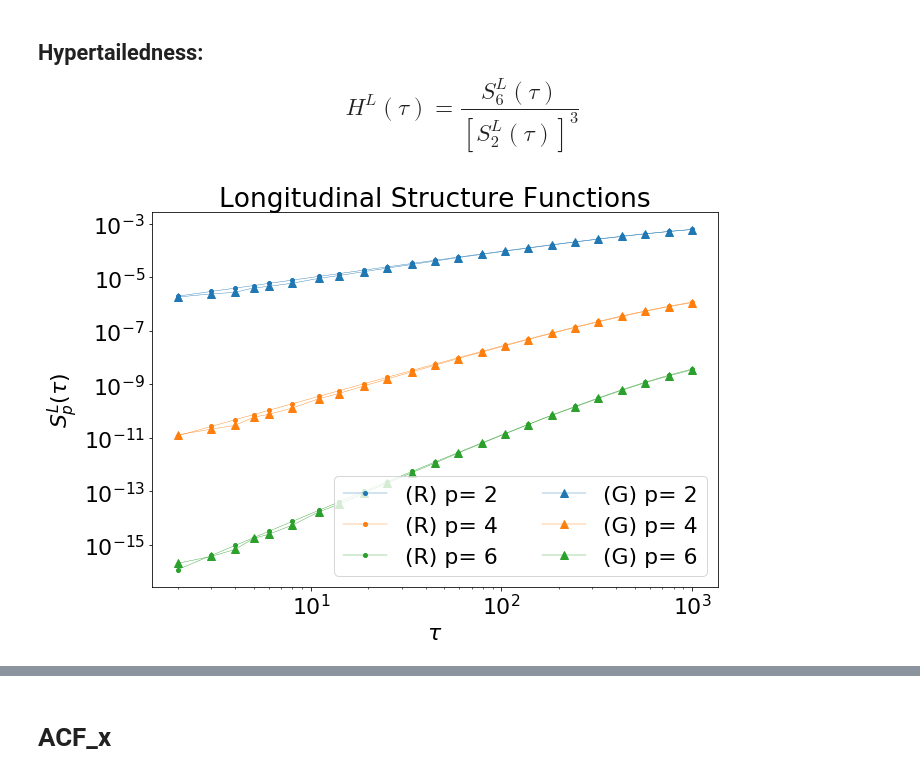
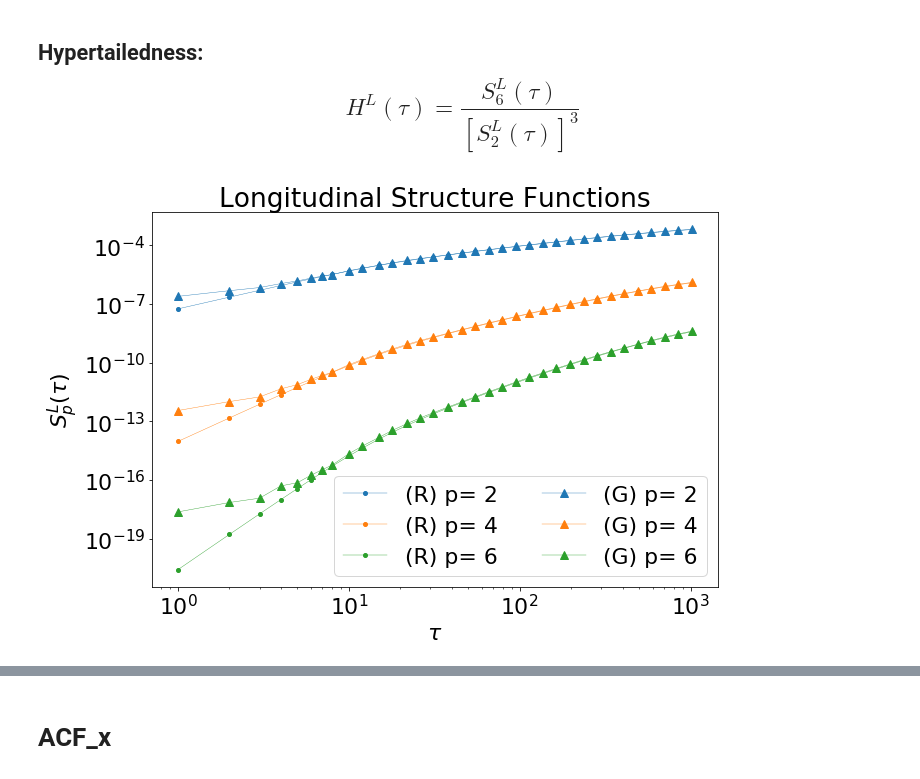
Before and after one commit to scarpma/gaussian, a Jupyter notebook: gan_test_gaussian.ipynb, the cells around one changed output, grey strips where cells are left out. Drawn from its saved outputs; the diff is of its cells as text; code cells hidden in the pictures.

```diff
--- a/gan_test_gaussian.ipynb
+++ b/gan_test_gaussian.ipynb
@@ -267,29 +396,29 @@ FileNotFoundError: [Errno 2] No such file or directory: 'data/real/pdf_aax.pickl
 ## Hypertailedness: $$ H^L(\tau) = \frac{S_6^L(\tau)}{[S_2^L(\tau)]^3} $$
 # %%
 npart = 500000
-struct_real = np.load(f"data/real/struct_function_500000_part.npy")
+struct_real = np.load(f"data/real/struct_function_500000_part_smooth.npy")
 struct_gen = np.load(f"data/wgangp/struct_function_{npart}_part_gen_{run}_{number}.npy")
 semidisp = (0.11189475166222602-(-0.11938135580450368))/2.
 
 mpl.rcParams.update({'font.size': 22})
 plt.figure(figsize=(10,7))
 
 plt.title("Longitudinal Structure Functions")
 plt.yscale('log')
 plt.xscale('log')
 for ii in range(1,4):
     plt.plot(struct_real[:,0],struct_real[:,ii],label="(R) p= "+str((ii)*2),marker='.',lw=0.4,ms=8, color='C'+str(ii-1))
 for ii in range(1,4):
     plt.plot(struct_gen[:,0],struct_gen[:,ii]*semidisp**(ii*2),label="(G) p= "+str((ii)*2),marker='^',lw=0.4,ms=8, color='C'+str(ii-1))
 #    plt.plot(struct_gen[:,0],struct_gen[:,ii],label="(G) p= "+str((ii)*2),marker='^',lw=0.4,ms=8, color='C'+str(ii-1))
 plt.legend(ncol=2)
 plt.xlabel("$\\tau$")
 plt.ylabel('$S_p^L(\\tau)$')
 plt.tight_layout()
 plt.savefig(f"plots/wgangp_{run}/struct_func_comp_gen_{run}_{number}",fmt="png",dpi=60)
 plt.show()
 # %% [output]
-[figure, old version]
+[figure, new version]
 # %%
 struct_real_log = np.log(struct_real)
 struct_gen_log = np.log(struct_gen)
```
Also changed, not shown: parts of 35 cells of this notebook, 9 other files.
